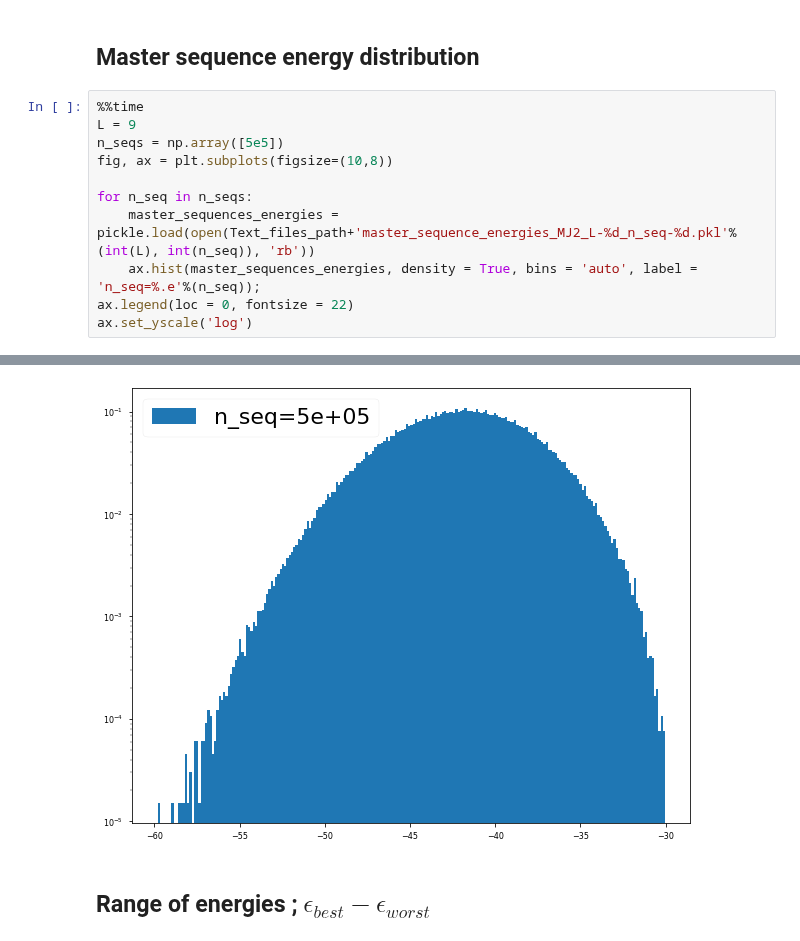
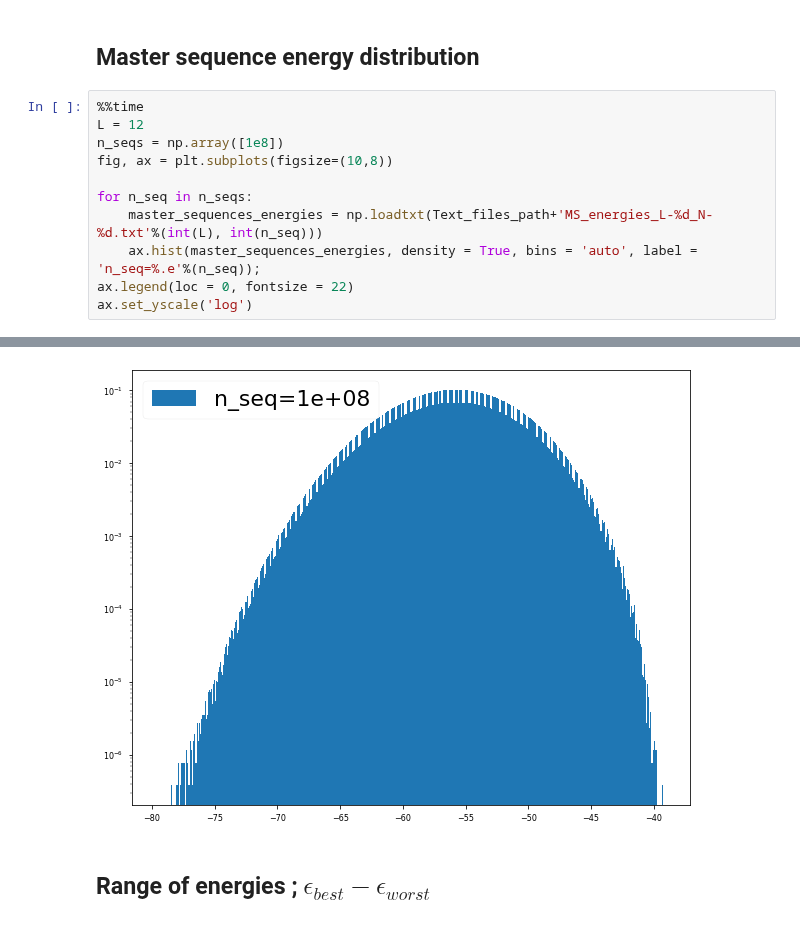
Before and after one commit to betoto008/Affinity_maturation, a Jupyter notebook: Jupyter_Notebooks/0_Shape_Space.ipynb, the cells around one changed output, grey strips where cells are left out. Cells and saved outputs as stored; diff of their text form.

```diff
--- a/Jupyter_Notebooks/0_Shape_Space.ipynb
+++ b/Jupyter_Notebooks/0_Shape_Space.ipynb
@@ -59,12 +59,12 @@ ax.hist(linear_M, density = True, bins = 'auto');
 ## Master sequence energy distribution
 # %%
 %%time
-L = 9
-n_seqs = np.array([5e5])
+L = 12
+n_seqs = np.array([1e8])
 fig, ax = plt.subplots(figsize=(10,8))
 
 for n_seq in n_seqs:
-    master_sequences_energies = pickle.load(open(Text_files_path+'master_sequence_energies_MJ2_L-%d_n_seq-%d.pkl'%(int(L), int(n_seq)), 'rb'))
+    master_sequences_energies = np.loadtxt(Text_files_path+'MS_energies_L-%d_N-%d.txt'%(int(L), int(n_seq)))
     ax.hist(master_sequences_energies, density = True, bins = 'auto', label = 'n_seq=%.e'%(n_seq));
 ax.legend(loc = 0, fontsize = 22)
 ax.set_yscale('log')
@@ -74,4 +74,4 @@ Wall time: 319 ms
-[figure, old version]
+[figure, new version]
 # %% [markdown]
 ## Range of energies ; $\epsilon_{best} - \epsilon_{worst}$
 # %%
```
Also changed, not shown: parts of 26 cells of this notebook, 5 other files.
